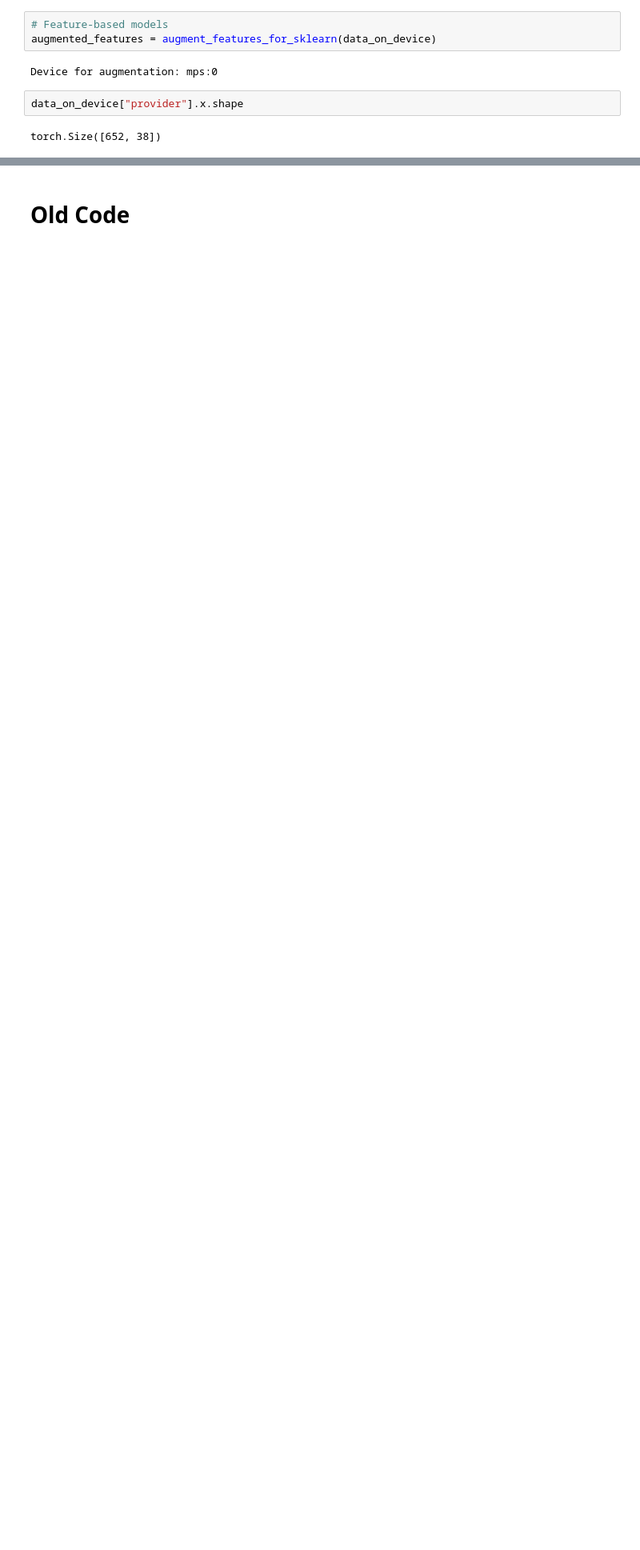
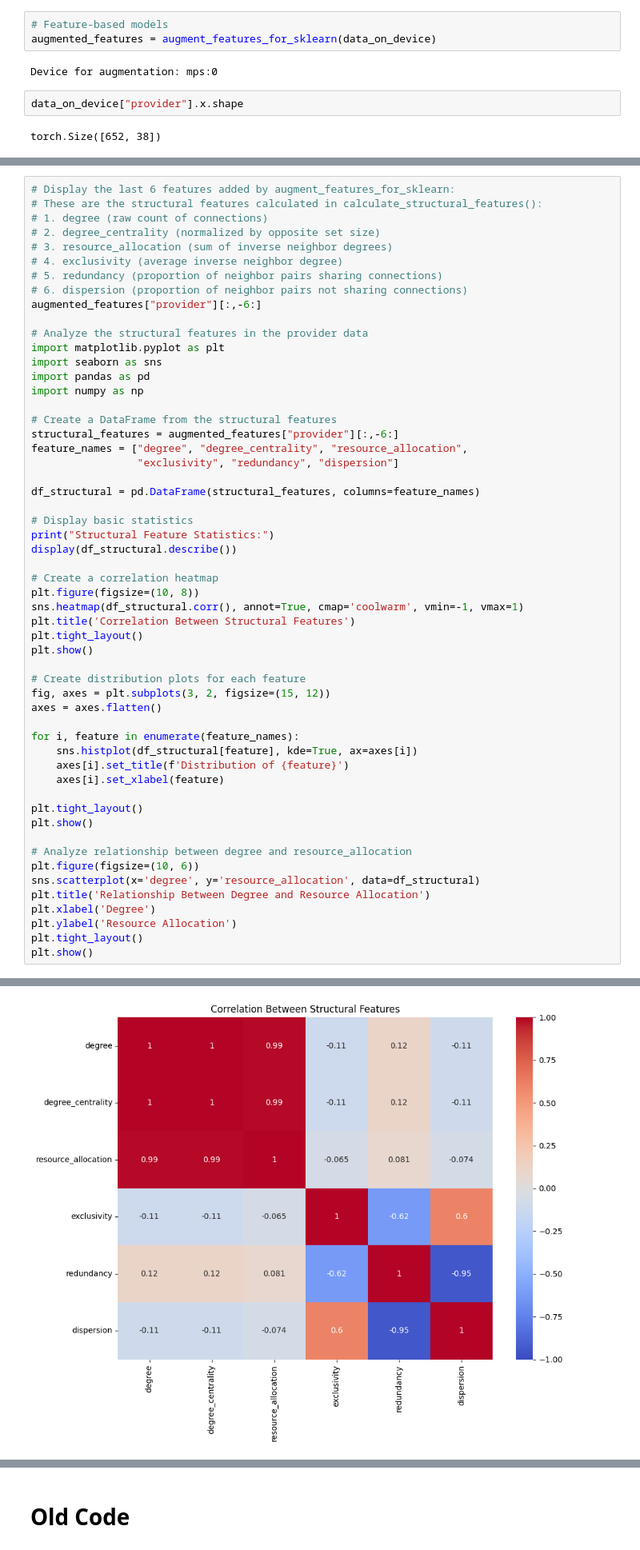
Before and after one commit to Kchak22/degree-project-gad-healthcare, a Jupyter notebook: notebooks/model_comparison.ipynb, the cells around one changed output, grey strips where cells are left out. Shown at 80% size. Drawn from its saved outputs; the diff is of its cells as text; blank space fills up the shorter version.

```diff
--- a/notebooks/model_comparison.ipynb
+++ b/notebooks/model_comparison.ipynb
@@ -898,0 +1085,56 @@ augmented_features["provider"].shape
+# %%
+# Display the last 6 features added by augment_features_for_sklearn:
+# These are the structural features calculated in calculate_structural_features():
+# 1. degree (raw count of connections)
+# 2. degree_centrality (normalized by opposite set size)
+# 3. resource_allocation (sum of inverse neighbor degrees)
+# 4. exclusivity (average inverse neighbor degree)
+# 5. redundancy (proportion of neighbor pairs sharing connections)
+# 6. dispersion (proportion of neighbor pairs not sharing connections)
+augmented_features["provider"][:,-6:]
+
+# Analyze the structural features in the provider data
+import matplotlib.pyplot as plt
+import seaborn as sns
+import pandas as pd
+import numpy as np
+
+# Create a DataFrame from the structural features
+structural_features = augmented_features["provider"][:,-6:]
+feature_names = ["degree", "degree_centrality", "resource_allocation",
+                 "exclusivity", "redundancy", "dispersion"]
+
+df_structural = pd.DataFrame(structural_features, columns=feature_names)
+
+# Display basic statistics
+print("Structural Feature Statistics:")
+display(df_structural.describe())
+
+# Create a correlation heatmap
+plt.figure(figsize=(10, 8))
+sns.heatmap(df_structural.corr(), annot=True, cmap='coolwarm', vmin=-1, vmax=1)
+plt.title('Correlation Between Structural Features')
+plt.tight_layout()
+plt.show()
+
+# Create distribution plots for each feature
+fig, axes = plt.subplots(3, 2, figsize=(15, 12))
+axes = axes.flatten()
+
+for i, feature in enumerate(feature_names):
+    sns.histplot(df_structural[feature], kde=True, ax=axes[i])
+    axes[i].set_title(f'Distribution of {feature}')
+    axes[i].set_xlabel(feature)
+
+plt.tight_layout()
+plt.show()
+
+# Analyze relationship between degree and resource_allocation
+plt.figure(figsize=(10, 6))
+sns.scatterplot(x='degree', y='resource_allocation', data=df_structural)
+plt.title('Relationship Between Degree and Resource Allocation')
+plt.xlabel('Degree')
+plt.ylabel('Resource Allocation')
+plt.tight_layout()
+plt.show()
+# %% [output]
@@ -898,0 +1151 @@ augmented_features["provider"].shape
+[figure, added]
```
Also changed, not shown: parts of 9 cells of this notebook, 1 other file.
